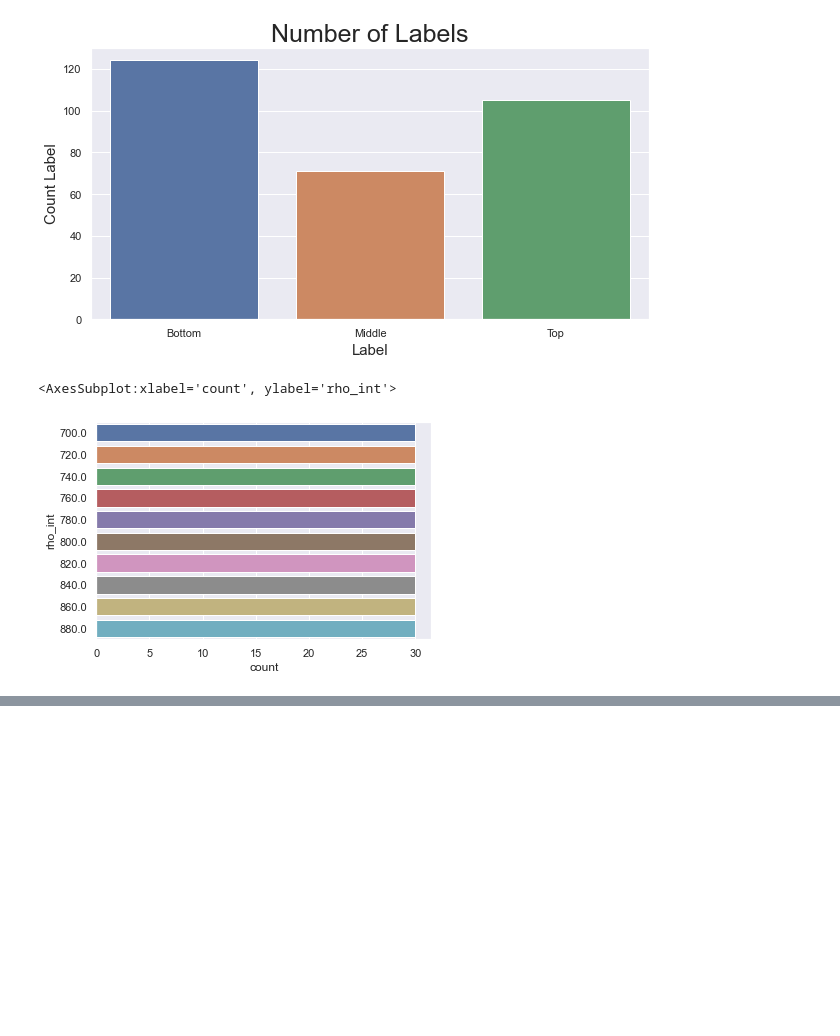
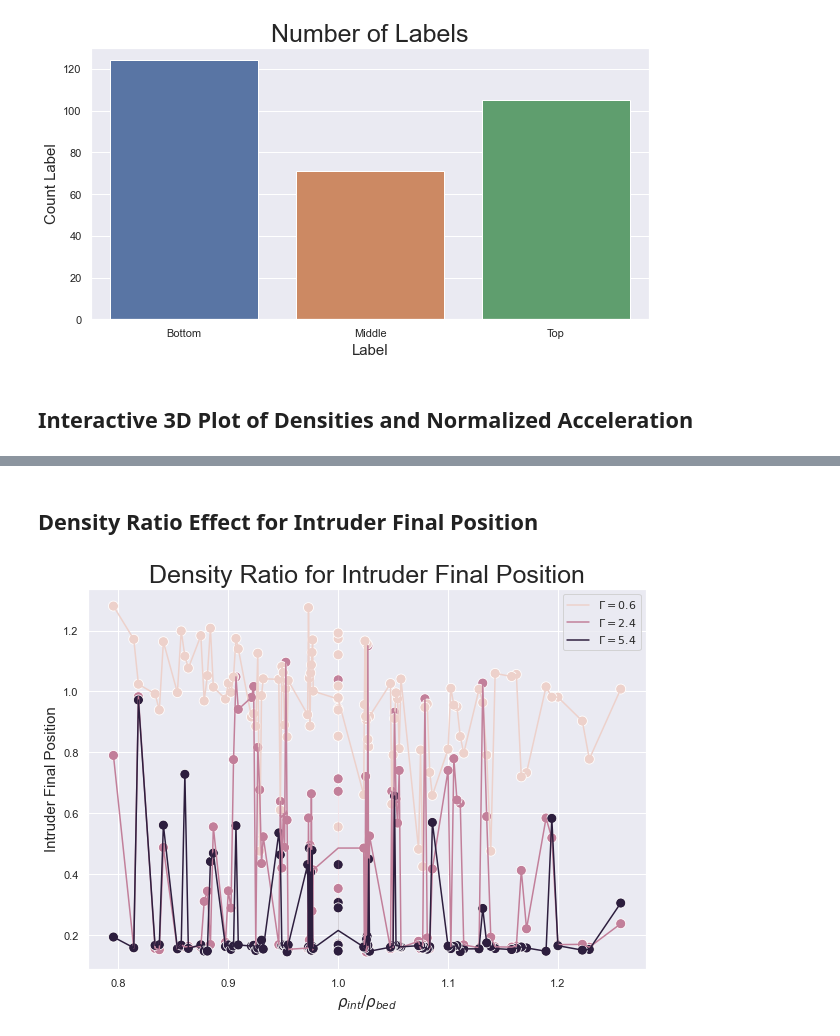
Before and after one commit to miqbalrp/ML_bne, a Jupyter notebook: notebook/vis and prep.ipynb, the cells around one changed output, grey strips where cells are left out. Saved outputs shown, nothing was run; the diff lists cells and outputs as text; code cells hidden in the pictures; blank space fills up the shorter version.

```diff
--- a/notebook/vis and prep.ipynb
+++ b/notebook/vis and prep.ipynb
@@ -122,11 +124,8 @@ plt.show()
 plt.close()
 # %% [output]
 [figure]
-# %%
-sns.countplot(y=df['rho_int'])
-# %% [output]
-<AxesSubplot:xlabel='count', ylabel='rho_int'>
-[figure, removed]
+# %% [markdown]
+## Interactive 3D Plot of Densities and Normalized Acceleration
 # %%
 import plotly.express as px
 
@@ -136,3 +135,23 @@ fig.show()
 # %% [output]
 [interactive output not drawn]
 [interactive output not drawn]
+# %% [markdown]
+## Density Ratio Effect for Intruder Final Position
+# %%
+fig_dir = r'..\result\figure\\'
+fig_title = 'Density Ratio for Intruder Final Position'
+
+df['rho_ratio']=df.apply(lambda row: row['rho_int']/row['rho_bed'], axis=1)
+
+plt.figure(figsize=(10,7))
+sns.scatterplot(data=df, x='rho_ratio', y='zint_f', hue='Gamma',s=100)
+sns.lineplot(data=df, x='rho_ratio', y='zint_f', hue='Gamma')
+plt.title(fig_title, fontsize=25)
+plt.xlabel('$\\rho_{int}/\\rho_{bed}$', fontsize=15)
+plt.ylabel('Intruder Final Position', fontsize=15)
+plt.legend(['$\Gamma=0.6$','$\Gamma=2.4$','$\Gamma=5.4$'])
+plt.savefig(fig_dir+fig_title+'.png', dpi=300, bbox_inches='tight', facecolor='w')
+plt.show()
+plt.close()
+# %% [output]
+[figure, added]
```
Also changed, not shown: parts of 4 cells of this notebook, 1 other file.
